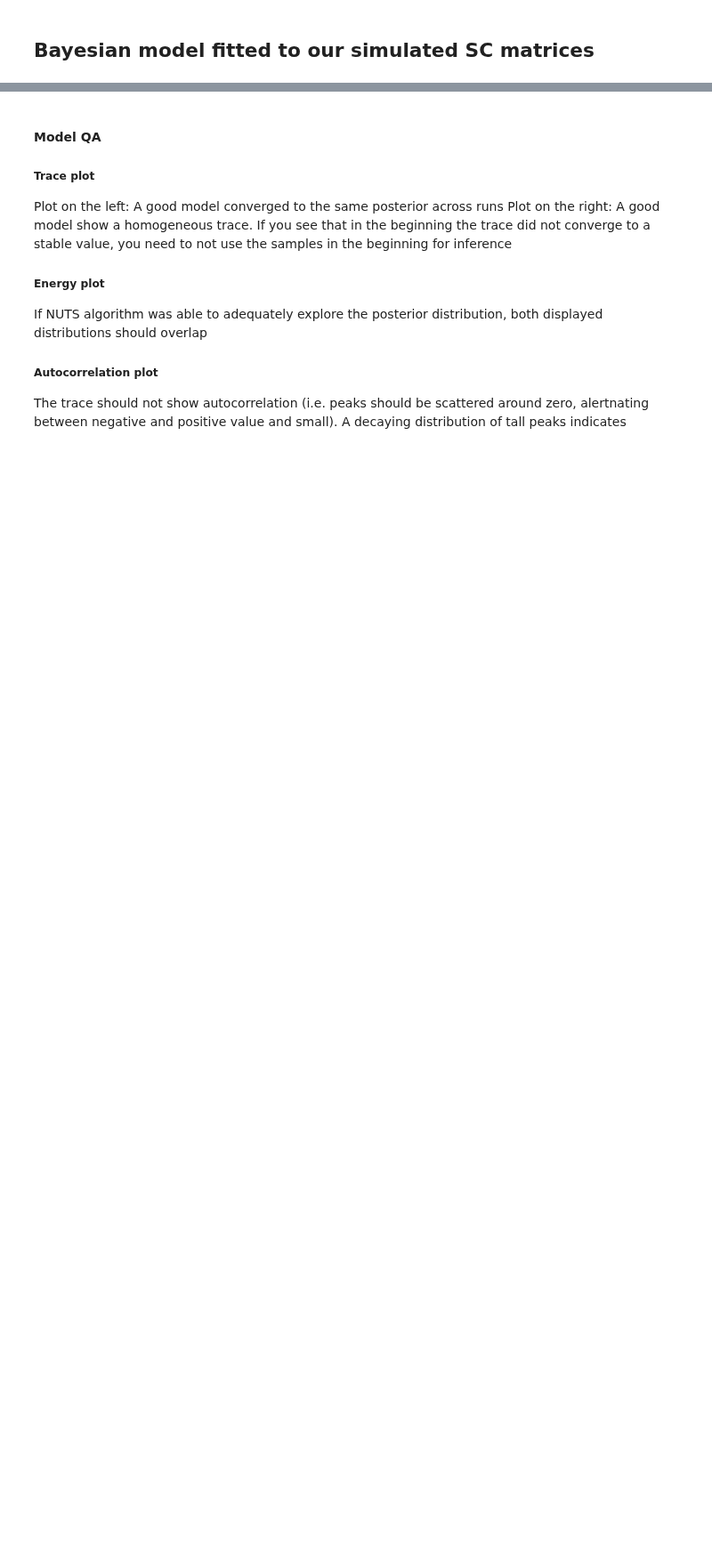
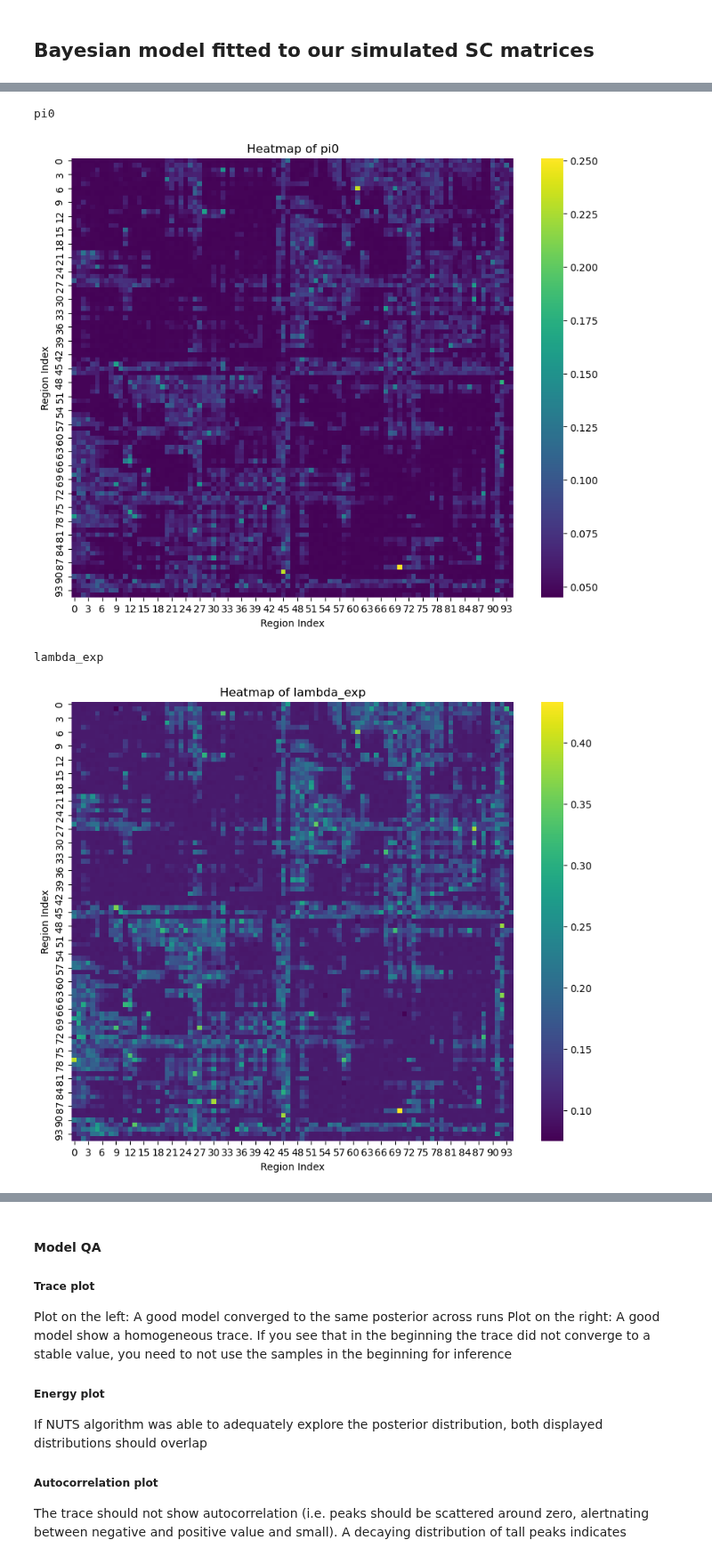
Before and after one commit to oesteban/hcph-sops, a Jupyter notebook: docs/analysis/bayesian_modeling_sc.ipynb, the cells around one changed output, grey strips where cells are left out. Shown at 89% size. Drawn from its saved outputs; the diff is of its cells as text; code cells hidden in the pictures; blank space fills up the shorter version.

```diff
--- a/docs/analysis/bayesian_modeling_sc.ipynb
+++ b/docs/analysis/bayesian_modeling_sc.ipynb
@@ -150,0 +163,17 @@ array([[<Axes: title={'center': 'pi0\n0'}>,
+# %%
+mu_type = "fixed"
+output_dir = "/home/cprovins/projects/bayesian_sc/mixture_model_1"
+os.makedirs(output_dir, exist_ok=True)
+print(f"Shape of SC matrices: {SC_matrices.shape}")
+SC_matrices_flat = SC_matrices.reshape(num_sessions, -1)
+SC_matrices_flat = np.nan_to_num(SC_matrices_flat, nan=0)
+
+param_values = Parallel(n_jobs=8)(
+    delayed(load_edge)(output_dir, c) for c in range(SC_matrices_flat.shape[1])
+)
+
+# Collect estimated parameter value into `params` dict
+params = {"pi0": [], "lambda_exp": [], "mu": [], "sigma": []}
+for res in param_values:
+    for k in params:
+        params[k].append(res.get(k, np.nan))
@@ -150,0 +182,15 @@ array([[<Axes: title={'center': 'pi0\n0'}>,
+# %%
+for p in params:
+    print(p)
+    param = np.array(params[p]).reshape((atlas_dim, atlas_dim))
+    plt.figure(figsize=(10, 8))
+    sns.heatmap(param, cmap='viridis', cbar=True)
+    plt.title(f'Heatmap of {p}')
+    plt.xlabel('Region Index')
+    plt.ylabel('Region Index')
+    plt.show()
+# %% [output]
+pi0
+[figure, added]
+lambda_exp
+[figure, added]
```
Also changed, not shown: parts of 9 cells of this notebook, 3 other files.
